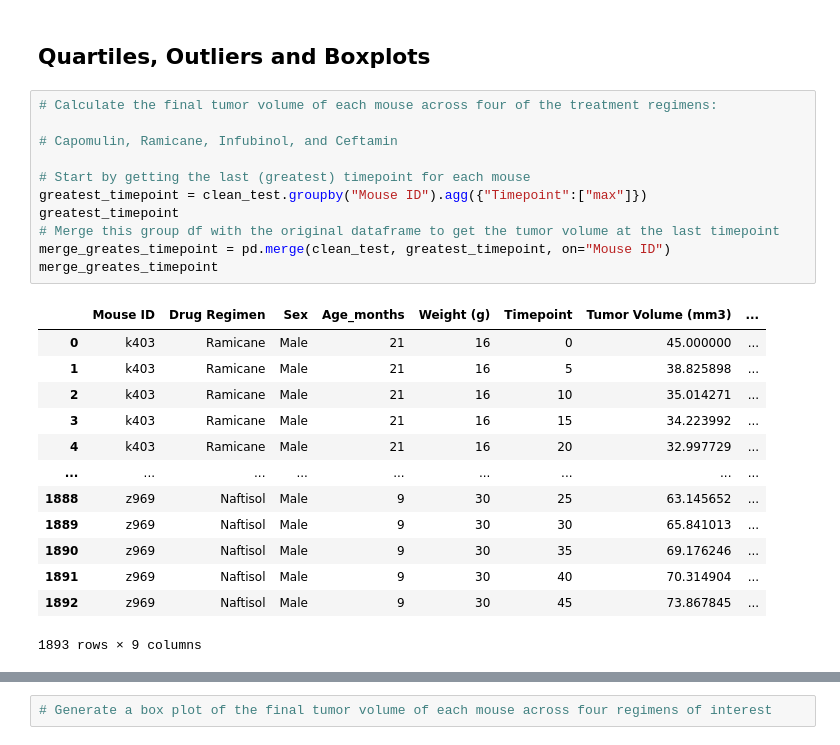
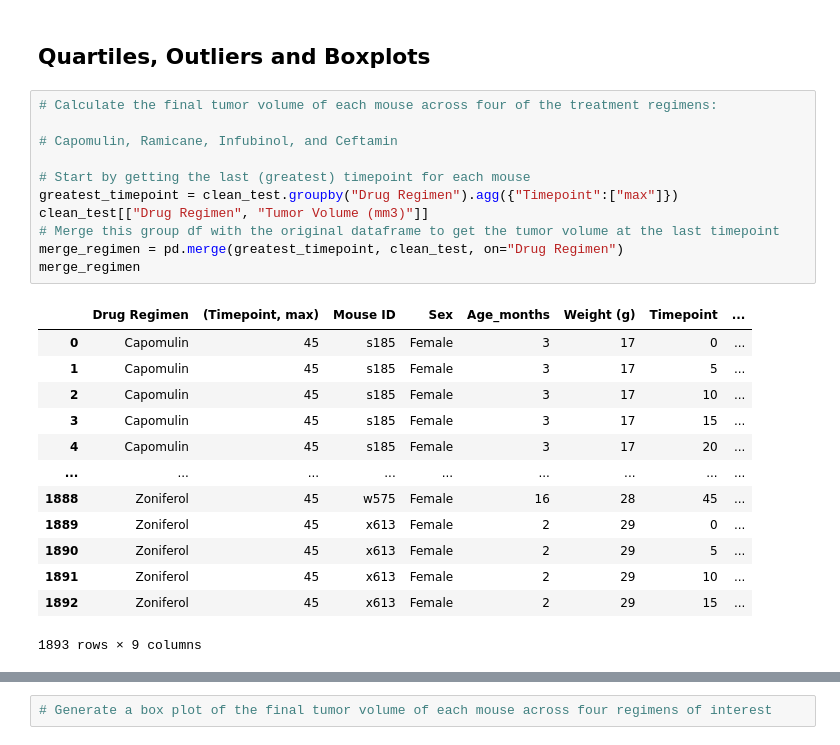
Before and after one commit to Omargib/Matplotlib-challenge, a Jupyter notebook: pymaceuticals_starter.ipynb, the cells around one changed output, grey strips where cells are left out. Saved outputs shown, nothing was run; the diff lists cells and outputs as text.

```diff
--- a/pymaceuticals_starter.ipynb
+++ b/pymaceuticals_starter.ipynb
@@ -269,27 +269,27 @@ plt.show()
 # %%
 # Calculate the final tumor volume of each mouse across four of the treatment regimens:
 
 # Capomulin, Ramicane, Infubinol, and Ceftamin
 
 # Start by getting the last (greatest) timepoint for each mouse
-greatest_timepoint = clean_test.groupby("Mouse ID").agg({"Timepoint":["max"]})
-greatest_timepoint
+greatest_timepoint = clean_test.groupby("Drug Regimen").agg({"Timepoint":["max"]})
+clean_test[["Drug Regimen", "Tumor Volume (mm3)"]]
 # Merge this group df with the original dataframe to get the tumor volume at the last timepoint
-merge_greates_timepoint = pd.merge(clean_test, greatest_timepoint, on="Mouse ID")
-merge_greates_timepoint
+merge_regimen = pd.merge(greatest_timepoint, clean_test, on="Drug Regimen")
+merge_regimen
 # %% [output]
-|  | Mouse ID | Drug Regimen | Sex | Age_months | Weight (g) | Timepoint | Tumor Volume (mm3) | ... |
-| 0 | k403 | Ramicane | Male | 21 | 16 | 0 | 45.000000 | ... |
-| 1 | k403 | Ramicane | Male | 21 | 16 | 5 | 38.825898 | ... |
-| 2 | k403 | Ramicane | Male | 21 | 16 | 10 | 35.014271 | ... |
-| 3 | k403 | Ramicane | Male | 21 | 16 | 15 | 34.223992 | ... |
-| 4 | k403 | Ramicane | Male | 21 | 16 | 20 | 32.997729 | ... |
+|  | Drug Regimen | (Timepoint, max) | Mouse ID | Sex | Age_months | Weight (g) | Timepoint | ... |
+| 0 | Capomulin | 45 | s185 | Female | 3 | 17 | 0 | ... |
+| 1 | Capomulin | 45 | s185 | Female | 3 | 17 | 5 | ... |
+| 2 | Capomulin | 45 | s185 | Female | 3 | 17 | 10 | ... |
+| 3 | Capomulin | 45 | s185 | Female | 3 | 17 | 15 | ... |
+| 4 | Capomulin | 45 | s185 | Female | 3 | 17 | 20 | ... |
 | ... | ... | ... | ... | ... | ... | ... | ... | ... |
-| 1888 | z969 | Naftisol | Male | 9 | 30 | 25 | 63.145652 | ... |
-| 1889 | z969 | Naftisol | Male | 9 | 30 | 30 | 65.841013 | ... |
-| 1890 | z969 | Naftisol | Male | 9 | 30 | 35 | 69.176246 | ... |
-| 1891 | z969 | Naftisol | Male | 9 | 30 | 40 | 70.314904 | ... |
-| 1892 | z969 | Naftisol | Male | 9 | 30 | 45 | 73.867845 | ... |
+| 1888 | Zoniferol | 45 | w575 | Female | 16 | 28 | 45 | ... |
+| 1889 | Zoniferol | 45 | x613 | Female | 2 | 29 | 0 | ... |
+| 1890 | Zoniferol | 45 | x613 | Female | 2 | 29 | 5 | ... |
+| 1891 | Zoniferol | 45 | x613 | Female | 2 | 29 | 10 | ... |
+| 1892 | Zoniferol | 45 | x613 | Female | 2 | 29 | 15 | ... |
 1893 rows × 9 columns
 # %%
 # Put treatments into a list for for loop (and later for plot labels)
```
Also changed, not shown: parts of 4 cells of this notebook.
